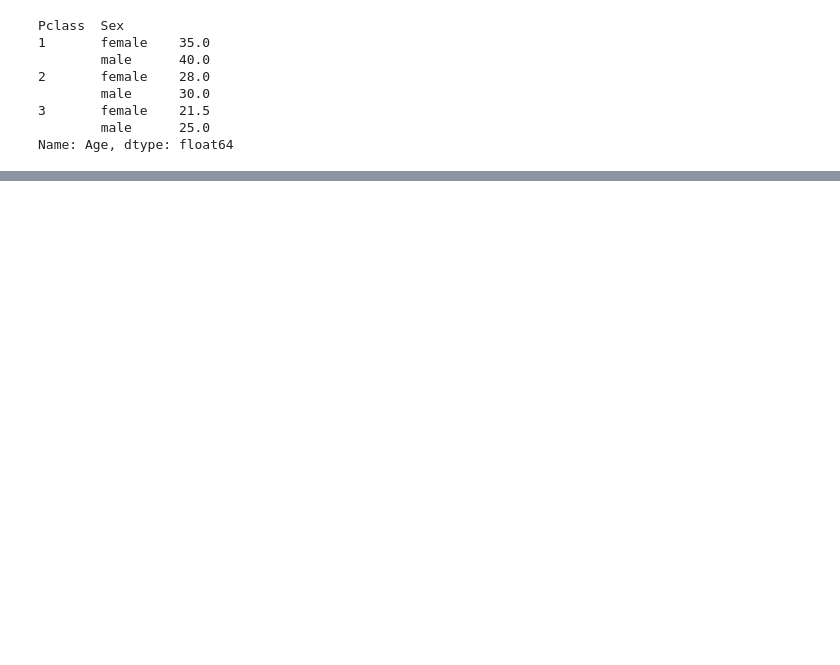
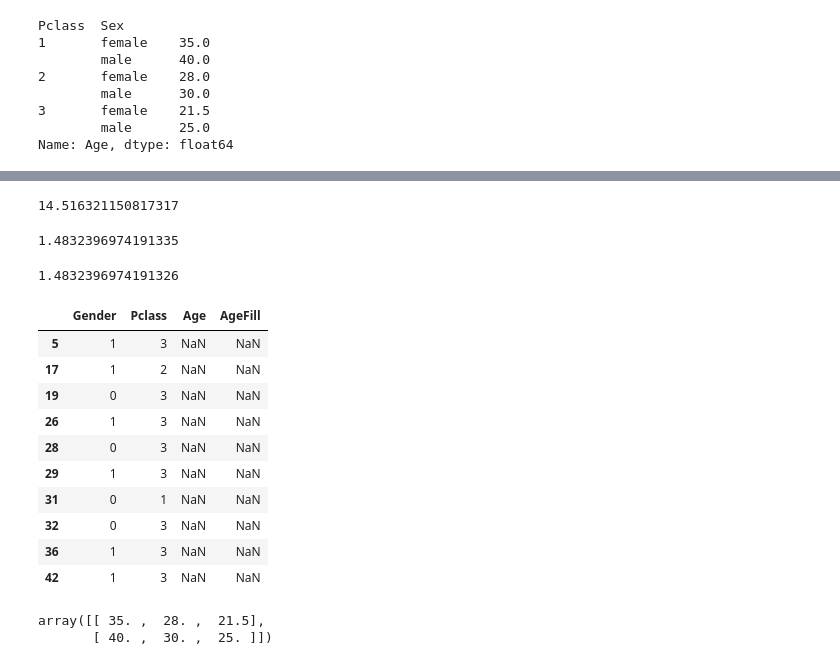
Before and after one commit to arundhaj/kaggle_titanic_tutorial, a Jupyter notebook: tutorial.ipynb, the cells around one changed output, grey strips where cells are left out. Saved outputs shown, nothing was run; the diff lists cells and outputs as text; code cells hidden in the pictures; blank space fills up the shorter version.

```diff
--- a/tutorial.ipynb
+++ b/tutorial.ipynb
@@ -230,0 +241,4 @@ Name: Age, dtype: float64
+# %%
+np.std(train.Age)
+# %% [output]
+14.516321150817317
@@ -230,0 +247,30 @@ Name: Age, dtype: float64
+# %%
+sqrt((np.sum(a ** 2) / float(len(a))) - np.mean(a) ** 2)
+# %% [output]
+1.4832396974191335
+# %%
+np.std(a)
+# %% [output]
+1.4832396974191326
+# %%
+train['AgeFill'] = train['Age']
+# %%
+train[train['Age'].isnull()][['Gender', 'Pclass', 'Age', 'AgeFill']].head(10)
+# %% [output]
+|  | Gender | Pclass | Age | AgeFill |
+| 5 | 1 | 3 | NaN | NaN |
+| 17 | 1 | 2 | NaN | NaN |
+| 19 | 0 | 3 | NaN | NaN |
+| 26 | 1 | 3 | NaN | NaN |
+| 28 | 0 | 3 | NaN | NaN |
+| 29 | 1 | 3 | NaN | NaN |
+| 31 | 0 | 1 | NaN | NaN |
+| 32 | 0 | 3 | NaN | NaN |
+| 36 | 1 | 3 | NaN | NaN |
+| 42 | 1 | 3 | NaN | NaN |
+# %%
+median_age = np.reshape(median_age, (2, 3), order='F') # Fortran like index ordering
+median_age
+# %% [output]
+array([[ 35. ,  28. ,  21.5],
+       [ 40. ,  30. ,  25. ]])
```
Also changed, not shown: parts of 16 cells of this notebook.
